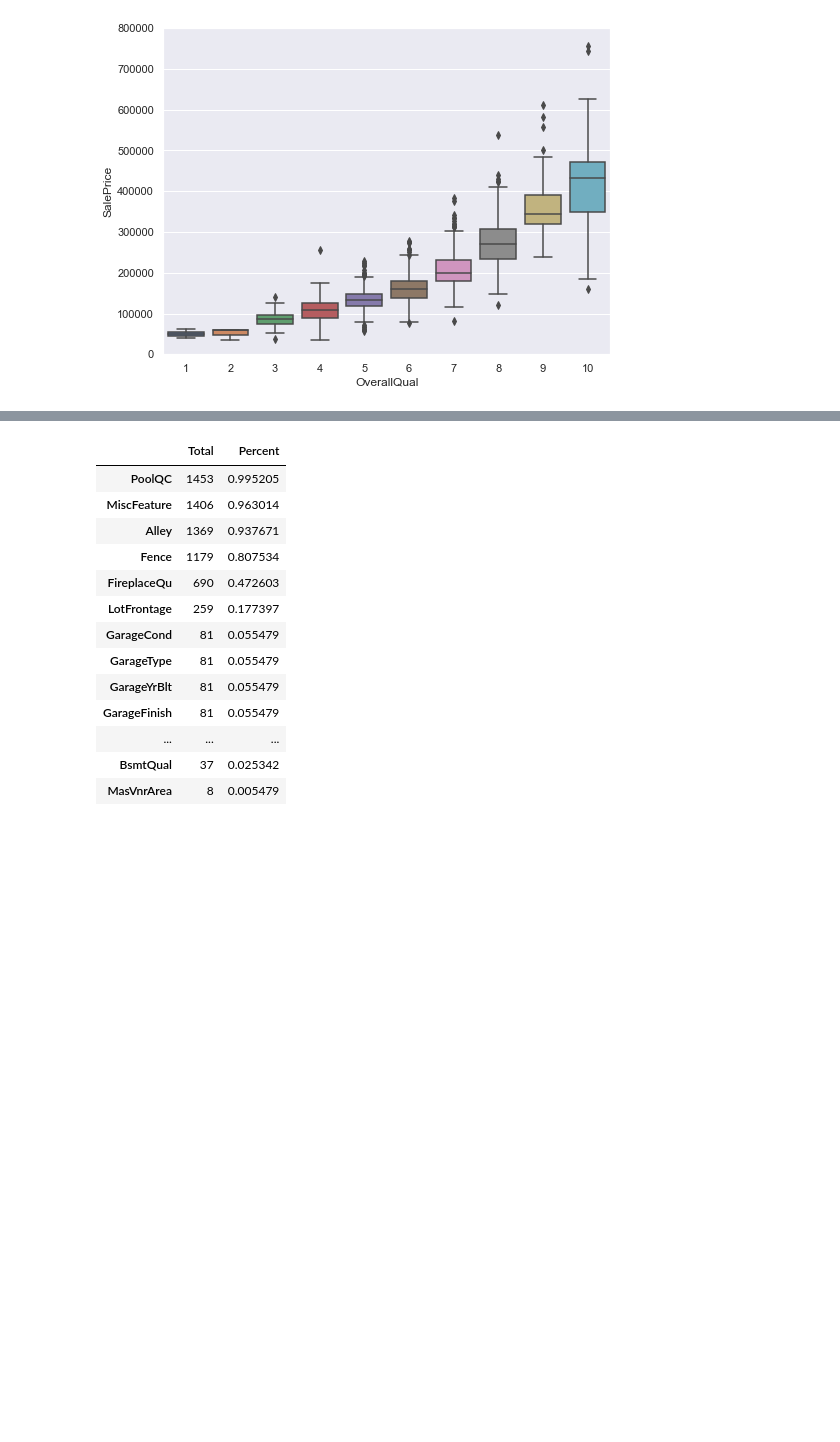
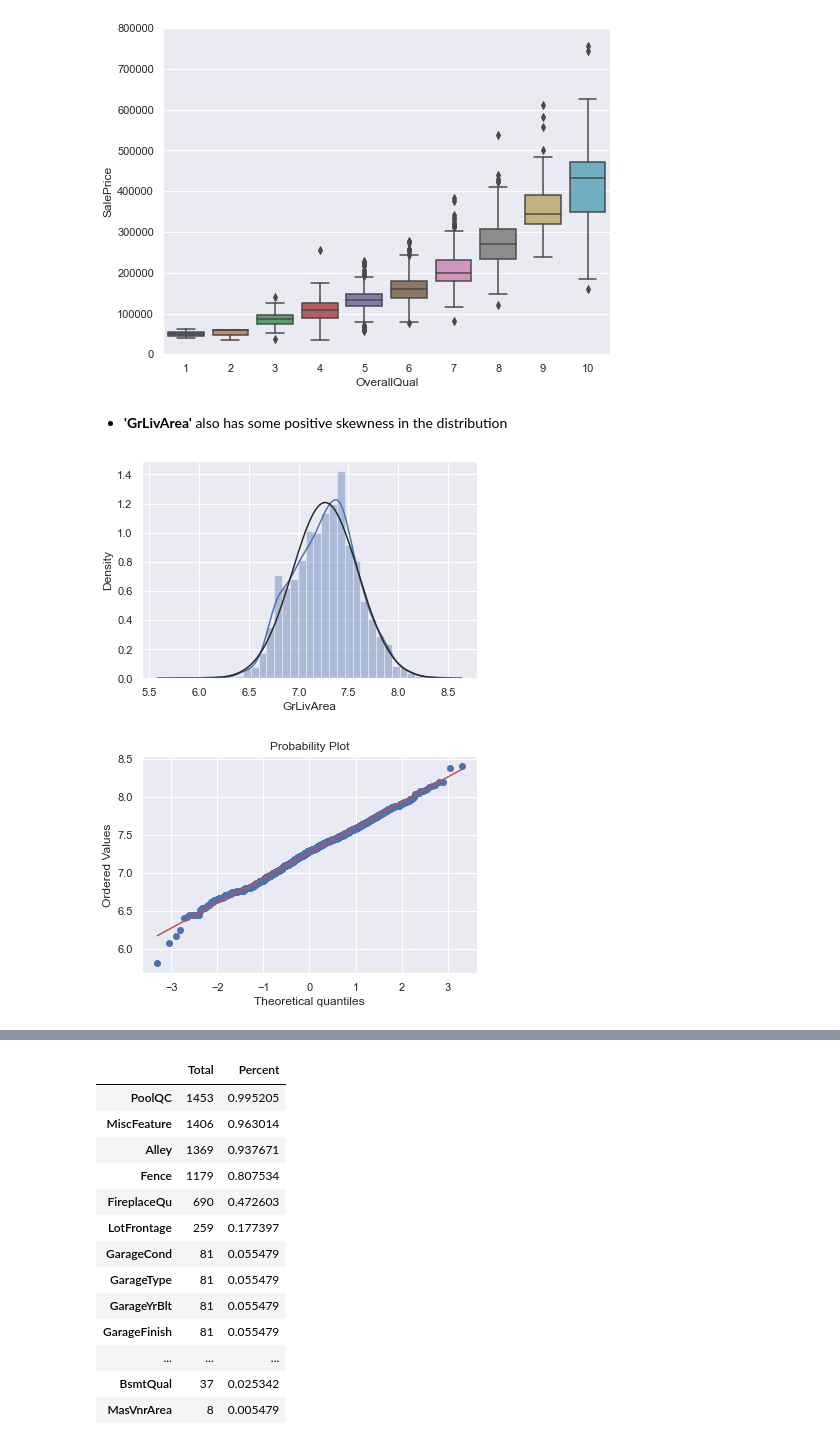
Before and after one commit to AdamHorvath12/House_price_prediction, a Jupyter notebook: House_price_prediction.ipynb, the cells around one changed output, grey strips where cells are left out. Drawn from its saved outputs; the diff is of its cells as text; code cells hidden in the pictures; blank space fills up the shorter version.

```diff
--- a/House_price_prediction.ipynb
+++ b/House_price_prediction.ipynb
@@ -128,3 +142,15 @@ fig.axis(ymin=0, ymax=800000)
 # %% [output]
 (-0.5, 9.5, 0.0, 800000.0)
 [figure]
+# %% [markdown]
+* **'GrLivArea'** also has some positive skewness in the distribution
+# %%
+#handle skewness
+df['GrLivArea'] = np.log(df['GrLivArea'])
+#display the result of the transformation
+sns.distplot(df['GrLivArea'], fit=norm);
+fig = plt.figure()
+res = stats.probplot(df['GrLivArea'], plot=plt)
+# %% [output]
+[figure, added]
+[figure, added]
```
Also changed, not shown: parts of 13 cells of this notebook.
